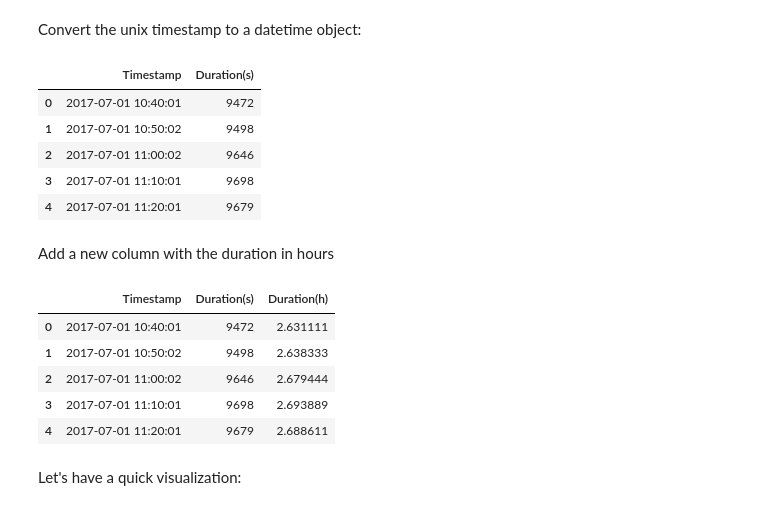
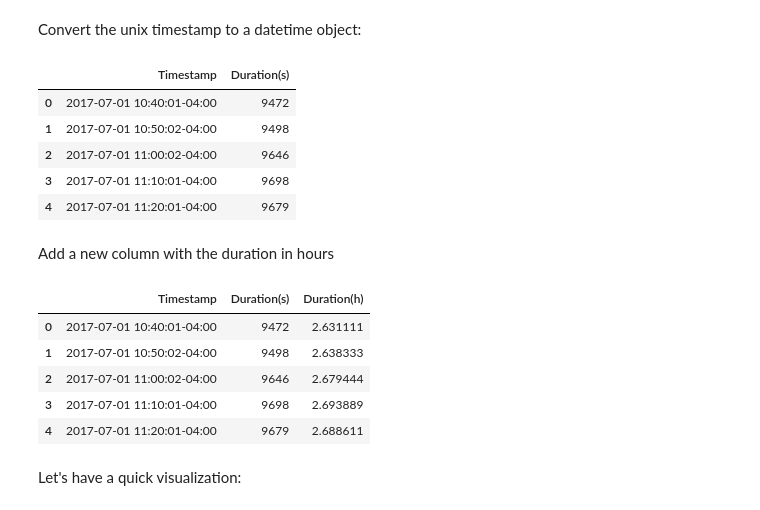
Before and after one commit to amadeuspzs/travelTime, a Jupyter notebook: analysis-pandas.ipynb, the cells around one changed output. Drawn from its saved outputs; the diff is of its cells as text; code cells hidden in the pictures.

```diff
--- a/analysis-pandas.ipynb
+++ b/analysis-pandas.ipynb
@@ -24,15 +24,15 @@ data.head(5)
 # %% [markdown]
 Convert the unix timestamp to a datetime object:
 # %%
-data['Timestamp']=data.apply(lambda row: datetime.fromtimestamp(int(row['Timestamp'])),axis=1)
+data['Timestamp']=data.apply(lambda row: datetime.fromtimestamp(int(row['Timestamp']),timezone('US/Eastern')),axis=1)
 data.head(5)
 # %% [output]
 |  | Timestamp | Duration(s) |
-| 0 | 2017-07-01 10:40:01 | 9472 |
-| 1 | 2017-07-01 10:50:02 | 9498 |
-| 2 | 2017-07-01 11:00:02 | 9646 |
-| 3 | 2017-07-01 11:10:01 | 9698 |
-| 4 | 2017-07-01 11:20:01 | 9679 |
+| 0 | 2017-07-01 10:40:01-04:00 | 9472 |
+| 1 | 2017-07-01 10:50:02-04:00 | 9498 |
+| 2 | 2017-07-01 11:00:02-04:00 | 9646 |
+| 3 | 2017-07-01 11:10:01-04:00 | 9698 |
+| 4 | 2017-07-01 11:20:01-04:00 | 9679 |
 # %% [markdown]
 Add a new column with the duration in hours
 # %%
@@ -40,11 +40,11 @@ data['Duration(h)']=data.apply(lambda row: float(row['Duration(s)'])/(60*60),axi
 data.head(5)
 # %% [output]
 |  | Timestamp | Duration(s) | Duration(h) |
-| 0 | 2017-07-01 10:40:01 | 9472 | 2.631111 |
-| 1 | 2017-07-01 10:50:02 | 9498 | 2.638333 |
-| 2 | 2017-07-01 11:00:02 | 9646 | 2.679444 |
-| 3 | 2017-07-01 11:10:01 | 9698 | 2.693889 |
-| 4 | 2017-07-01 11:20:01 | 9679 | 2.688611 |
+| 0 | 2017-07-01 10:40:01-04:00 | 9472 | 2.631111 |
+| 1 | 2017-07-01 10:50:02-04:00 | 9498 | 2.638333 |
+| 2 | 2017-07-01 11:00:02-04:00 | 9646 | 2.679444 |
+| 3 | 2017-07-01 11:10:01-04:00 | 9698 | 2.693889 |
+| 4 | 2017-07-01 11:20:01-04:00 | 9679 | 2.688611 |
 # %% [markdown]
 Let's have a quick visualization:
 # %%
```
Also changed, not shown: parts of 7 cells of this notebook.
